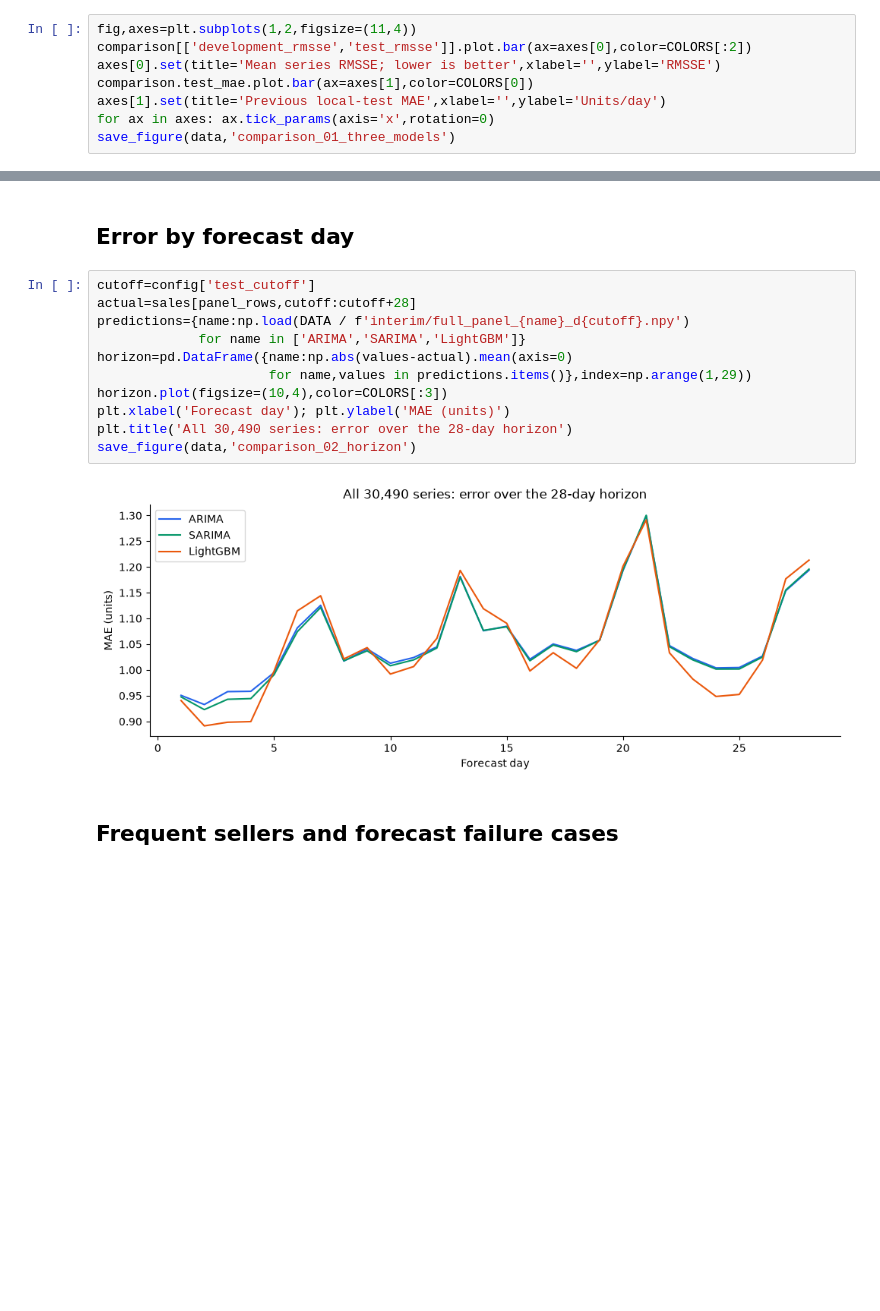
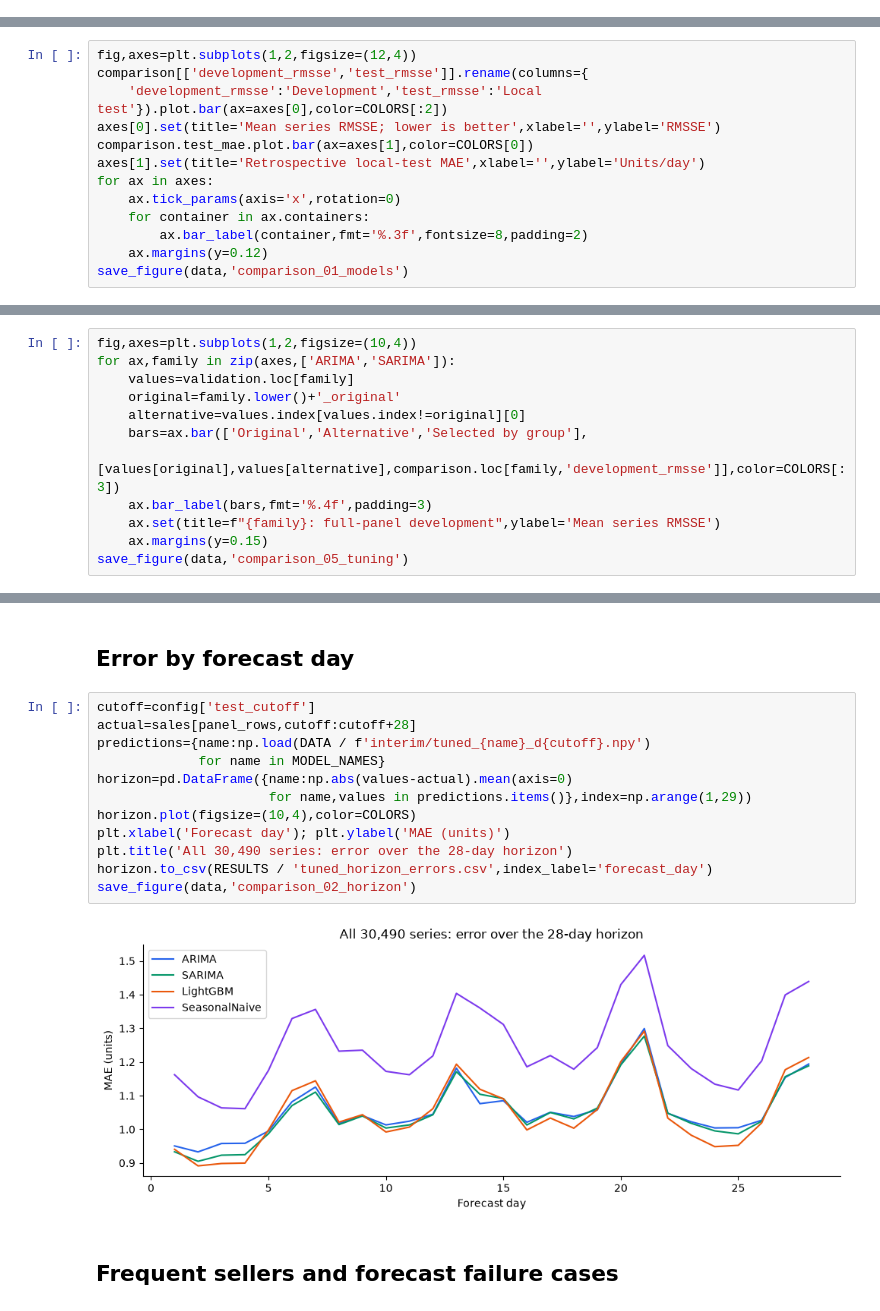
Before and after one commit to rebel47/Machine-Learning-Project, a Jupyter notebook: Project 1/notebooks/evaluation/04_error_analysis.ipynb, the cells around one changed output, grey strips where cells are left out. Drawn from its saved outputs; the diff is of its cells as text; blank space fills up the shorter version.

Commit message:
Tune statistical forecasts with development windows and weekly baseline

```diff
--- a/Project 1/notebooks/evaluation/04_error_analysis.ipynb
+++ b/Project 1/notebooks/evaluation/04_error_analysis.ipynb
@@ -108,8 +138,0 @@ display(comparison)
-# %%
-fig,axes=plt.subplots(1,2,figsize=(11,4))
-comparison[['development_rmsse','test_rmsse']].plot.bar(ax=axes[0],color=COLORS[:2])
-axes[0].set(title='Mean series RMSSE; lower is better',xlabel='',ylabel='RMSSE')
-comparison.test_mae.plot.bar(ax=axes[1],color=COLORS[0])
-axes[1].set(title='Previous local-test MAE',xlabel='',ylabel='Units/day')
-for ax in axes: ax.tick_params(axis='x',rotation=0)
-save_figure(data,'comparison_01_three_models')
@@ -117,0 +139,13 @@ save_figure(data,'comparison_01_three_models')
+# %%
+fig,axes=plt.subplots(1,2,figsize=(12,4))
+comparison[['development_rmsse','test_rmsse']].rename(columns={
+    'development_rmsse':'Development','test_rmsse':'Local test'}).plot.bar(ax=axes[0],color=COLORS[:2])
+axes[0].set(title='Mean series RMSSE; lower is better',xlabel='',ylabel='RMSSE')
+comparison.test_mae.plot.bar(ax=axes[1],color=COLORS[0])
+axes[1].set(title='Retrospective local-test MAE',xlabel='',ylabel='Units/day')
+for ax in axes:
+    ax.tick_params(axis='x',rotation=0)
+    for container in ax.containers:
+        ax.bar_label(container,fmt='%.3f',fontsize=8,padding=2)
+    ax.margins(y=0.12)
+save_figure(data,'comparison_01_models')
@@ -117,0 +169,12 @@ save_figure(data,'comparison_01_three_models')
+# %%
+fig,axes=plt.subplots(1,2,figsize=(10,4))
+for ax,family in zip(axes,['ARIMA','SARIMA']):
+    values=validation.loc[family]
+    original=family.lower()+'_original'
+    alternative=values.index[values.index!=original][0]
+    bars=ax.bar(['Original','Alternative','Selected by group'],
+        [values[original],values[alternative],comparison.loc[family,'development_rmsse']],color=COLORS[:3])
+    ax.bar_label(bars,fmt='%.4f',padding=3)
+    ax.set(title=f"{family}: full-panel development",ylabel='Mean series RMSSE')
+    ax.margins(y=0.15)
+save_figure(data,'comparison_05_tuning')
@@ -143,16 +208,17 @@ Finite nonconverged fits remain explicitly flagged; negative forecasts are clipp
 # %%
 cutoff=config['test_cutoff']
 actual=sales[panel_rows,cutoff:cutoff+28]
-predictions={name:np.load(DATA / f'interim/full_panel_{name}_d{cutoff}.npy')
-             for name in ['ARIMA','SARIMA','LightGBM']}
+predictions={name:np.load(DATA / f'interim/tuned_{name}_d{cutoff}.npy')
+             for name in MODEL_NAMES}
 horizon=pd.DataFrame({name:np.abs(values-actual).mean(axis=0)
                       for name,values in predictions.items()},index=np.arange(1,29))
-horizon.plot(figsize=(10,4),color=COLORS[:3])
+horizon.plot(figsize=(10,4),color=COLORS)
 plt.xlabel('Forecast day'); plt.ylabel('MAE (units)')
 plt.title('All 30,490 series: error over the 28-day horizon')
+horizon.to_csv(RESULTS / 'tuned_horizon_errors.csv',index_label='forecast_day')
 save_figure(data,'comparison_02_horizon')
 # %% [output]
-[figure, old version]
+[figure, new version]
 # %% [markdown]
 ## Frequent sellers and forecast failure cases
 # %% [markdown]
```
Also changed, not shown: parts of 32 cells of this notebook, 22 other files.
